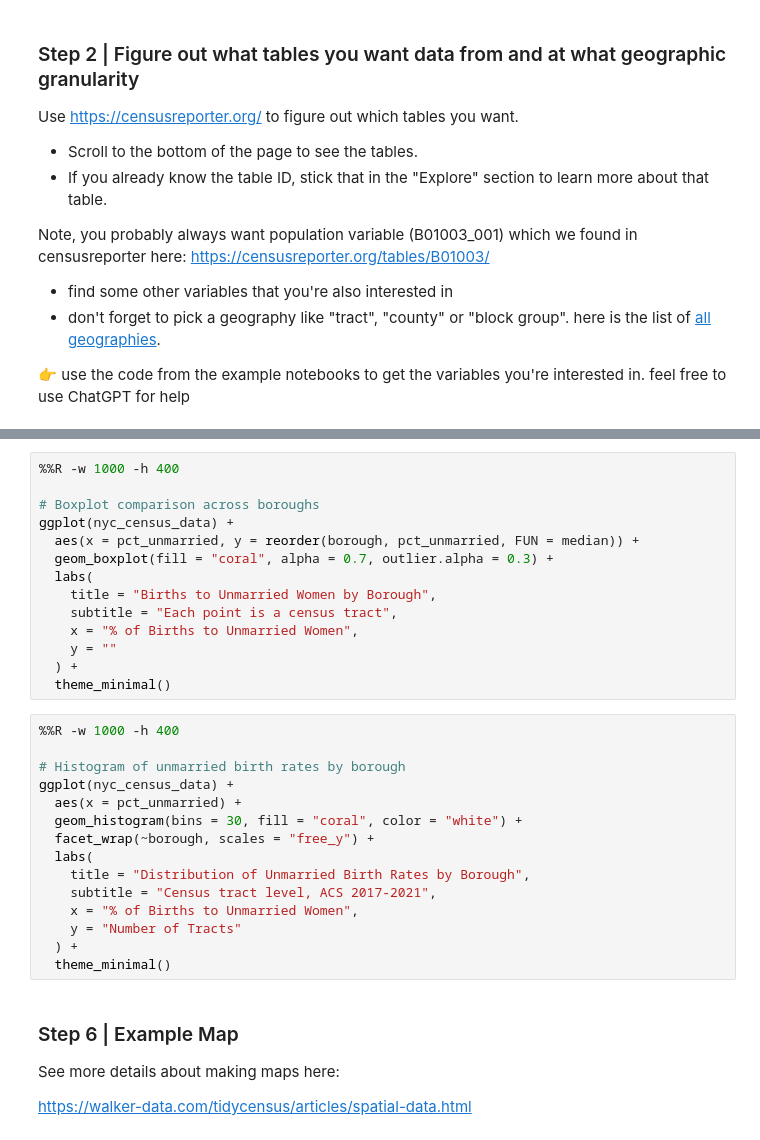
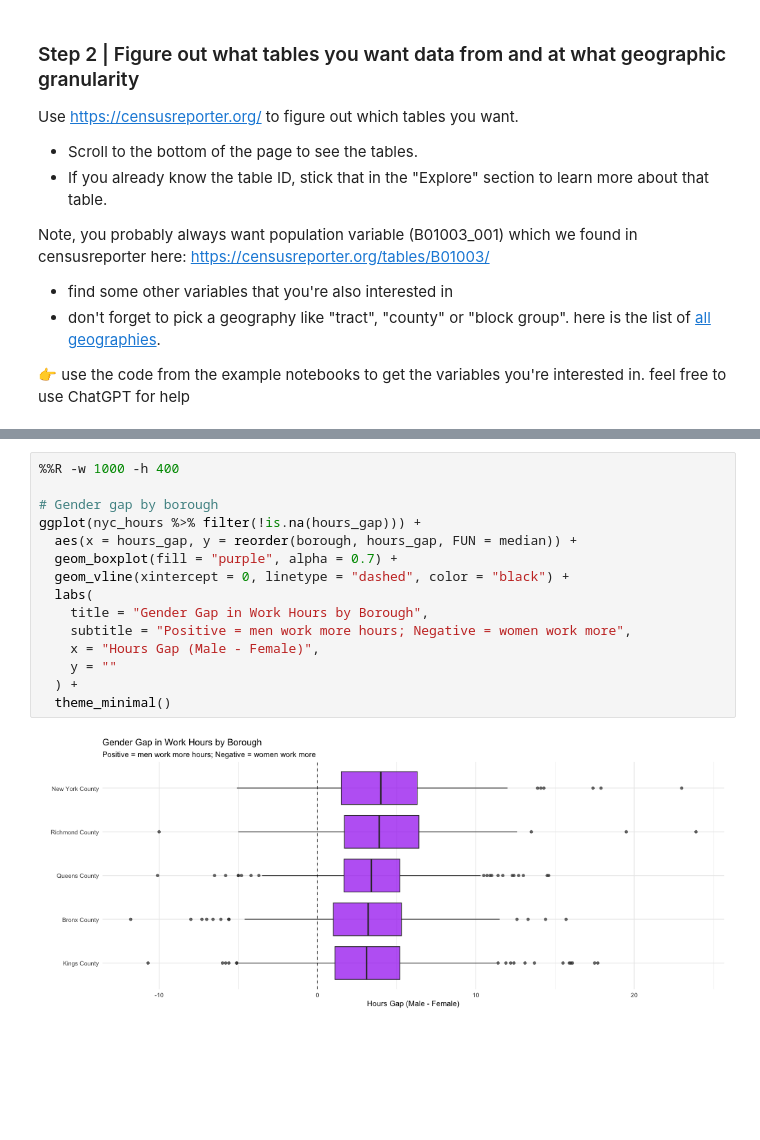
Before and after one commit to data4news/census-data-wongpeiting, a Jupyter notebook: your-question.ipynb, the cells around one changed output, grey strips where cells are left out. Saved outputs shown, nothing was run; the diff lists cells and outputs as text; blank space fills up the shorter version.

```diff
--- a/your-question.ipynb
+++ b/your-question.ipynb
@@ -192,35 +279,17 @@ Use histograms or dotplots to view the distributions
 # %%
 %%R -w 1000 -h 400
 
-# Boxplot comparison across boroughs
-ggplot(nyc_census_data) +
-  aes(x = pct_unmarried, y = reorder(borough, pct_unmarried, FUN = median)) +
-  geom_boxplot(fill = "coral", alpha = 0.7, outlier.alpha = 0.3) +
+# Gender gap by borough
+ggplot(nyc_hours %>% filter(!is.na(hours_gap))) +
+  aes(x = hours_gap, y = reorder(borough, hours_gap, FUN = median)) +
+  geom_boxplot(fill = "purple", alpha = 0.7) +
+  geom_vline(xintercept = 0, linetype = "dashed", color = "black") +
   labs(
-    title = "Births to Unmarried Women by Borough",
-    subtitle = "Each point is a census tract",
-    x = "% of Births to Unmarried Women",
+    title = "Gender Gap in Work Hours by Borough",
+    subtitle = "Positive = men work more hours; Negative = women work more",
+    x = "Hours Gap (Male - Female)",
     y = ""
   ) +
   theme_minimal()
+# %% [output]
+[figure, added]
-# %%
-%%R -w 1000 -h 400
-
-# Histogram of unmarried birth rates by borough
-ggplot(nyc_census_data) +
-  aes(x = pct_unmarried) +
-  geom_histogram(bins = 30, fill = "coral", color = "white") +
-  facet_wrap(~borough, scales = "free_y") +
-  labs(
-    title = "Distribution of Unmarried Birth Rates by Borough",
-    subtitle = "Census tract level, ACS 2017-2021",
-    x = "% of Births to Unmarried Women",
-    y = "Number of Tracts"
-  ) +
-  theme_minimal()
-# %% [markdown]
-### Step 6 \| Example Map
-
-See more details about making maps here:
-
-https://walker-data.com/tidycensus/articles/spatial-data.html
```
Also changed, not shown: parts of 19 cells of this notebook.
